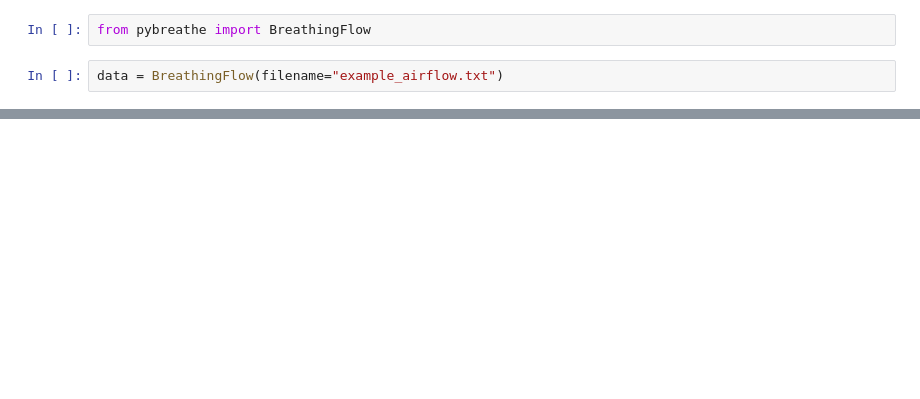
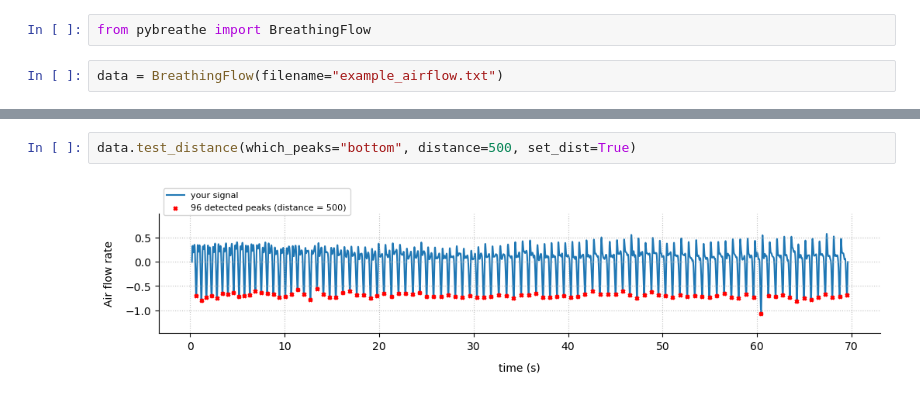
Before and after one commit to tcoustillet/pybreathe, a Jupyter notebook: example.ipynb, the cells around one changed output, grey strips where cells are left out. Cells and saved outputs as stored; diff of their text form; blank space fills up the shorter version.

```diff
--- a/example.ipynb
+++ b/example.ipynb
@@ -8,0 +9,4 @@ data.plot()
+# %%
+data.test_distance(which_peaks="bottom", distance=500, set_dist=True)
+# %% [output]
+[figure, added]
```
Also changed, not shown: parts of 2 cells of this notebook.
